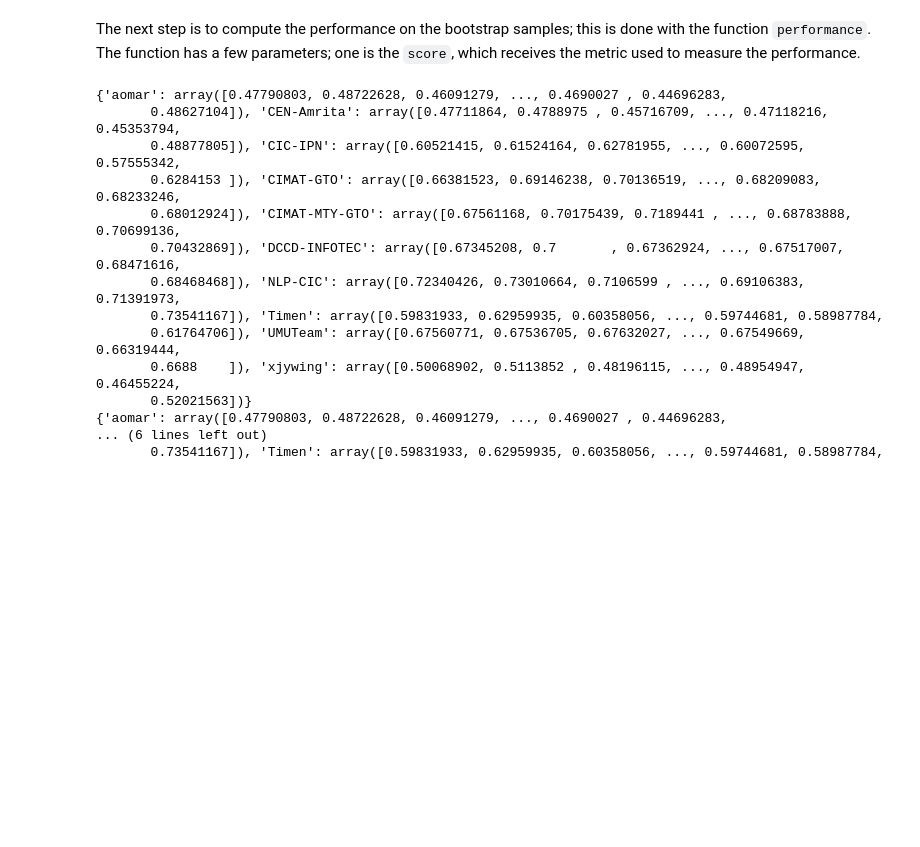
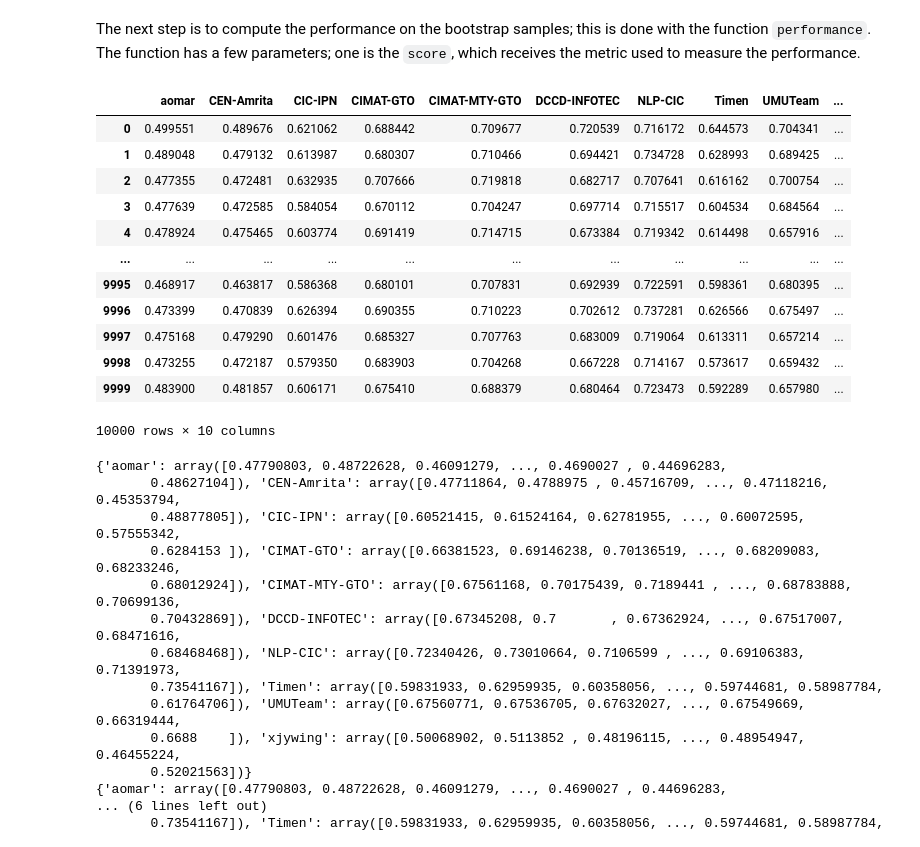
Before and after one commit to NavaSergio/python_autoestudio, a Jupyter notebook: test_CompStats/calculos_all_competencies.ipynb, the cells around one changed output. Cells and saved outputs as stored; diff of their text form; code cells hidden in the pictures; blank space fills up the shorter version.

```diff
--- a/test_CompStats/calculos_all_competencies.ipynb
+++ b/test_CompStats/calculos_all_competencies.ipynb
@@ -74,3 +74,19 @@ score = lambda y, hy: f1_score(y, hy, average='binary')
 The next step is to compute the performance on the bootstrap samples; this is done with the function `performance`. The function has a few parameters; one is the `score`, which receives the metric used to measure the performance.
 # %%
 perf = performance(df, score=score,num_samples=10000)
+# %%
+pd.DataFrame(perf.calls)
+# %% [output]
+|  | aomar | CEN-Amrita | CIC-IPN | CIMAT-GTO | CIMAT-MTY-GTO | DCCD-INFOTEC | NLP-CIC | Timen | UMUTeam | ... |
+| 0 | 0.499551 | 0.489676 | 0.621062 | 0.688442 | 0.709677 | 0.720539 | 0.716172 | 0.644573 | 0.704341 | ... |
+| 1 | 0.489048 | 0.479132 | 0.613987 | 0.680307 | 0.710466 | 0.694421 | 0.734728 | 0.628993 | 0.689425 | ... |
+| 2 | 0.477355 | 0.472481 | 0.632935 | 0.707666 | 0.719818 | 0.682717 | 0.707641 | 0.616162 | 0.700754 | ... |
+| 3 | 0.477639 | 0.472585 | 0.584054 | 0.670112 | 0.704247 | 0.697714 | 0.715517 | 0.604534 | 0.684564 | ... |
+| 4 | 0.478924 | 0.475465 | 0.603774 | 0.691419 | 0.714715 | 0.673384 | 0.719342 | 0.614498 | 0.657916 | ... |
+| ... | ... | ... | ... | ... | ... | ... | ... | ... | ... | ... |
+| 9995 | 0.468917 | 0.463817 | 0.586368 | 0.680101 | 0.707831 | 0.692939 | 0.722591 | 0.598361 | 0.680395 | ... |
+| 9996 | 0.473399 | 0.470839 | 0.626394 | 0.690355 | 0.710223 | 0.702612 | 0.737281 | 0.626566 | 0.675497 | ... |
+| 9997 | 0.475168 | 0.479290 | 0.601476 | 0.685327 | 0.707763 | 0.683009 | 0.719064 | 0.613311 | 0.657214 | ... |
+| 9998 | 0.473255 | 0.472187 | 0.579350 | 0.683903 | 0.704268 | 0.667228 | 0.714167 | 0.573617 | 0.659432 | ... |
+| 9999 | 0.483900 | 0.481857 | 0.606171 | 0.675410 | 0.688379 | 0.680464 | 0.723473 | 0.592289 | 0.657980 | ... |
+10000 rows × 10 columns
```
Also changed, not shown: parts of 1 cell of this notebook, 23 other files.
